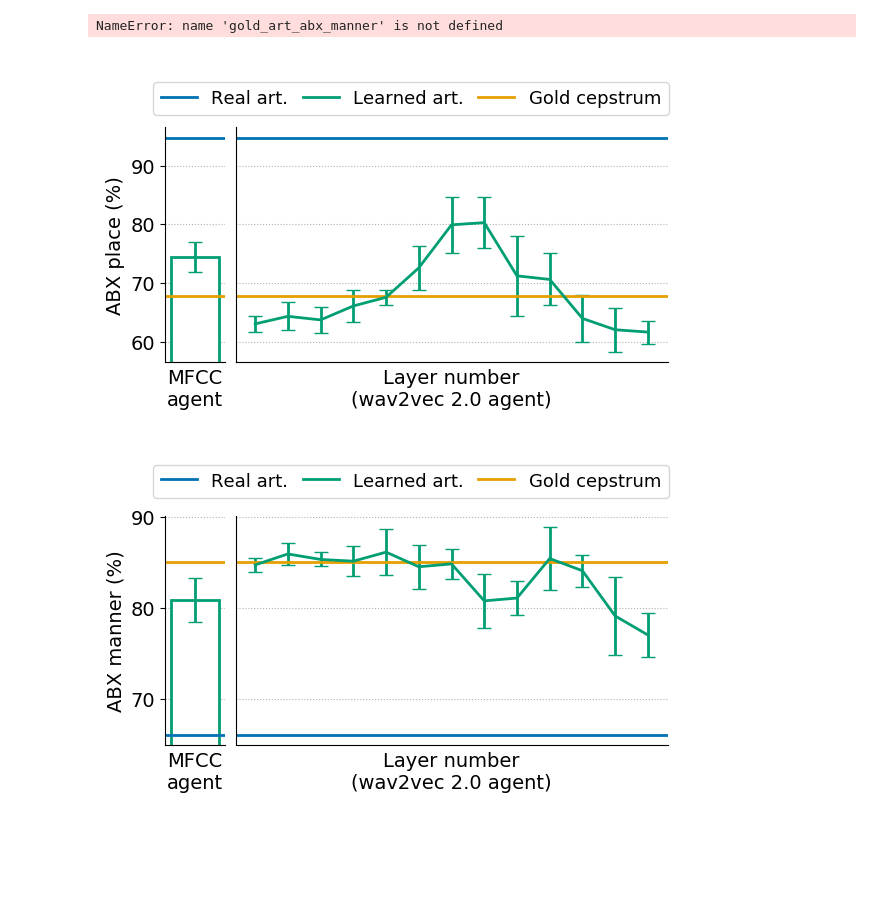
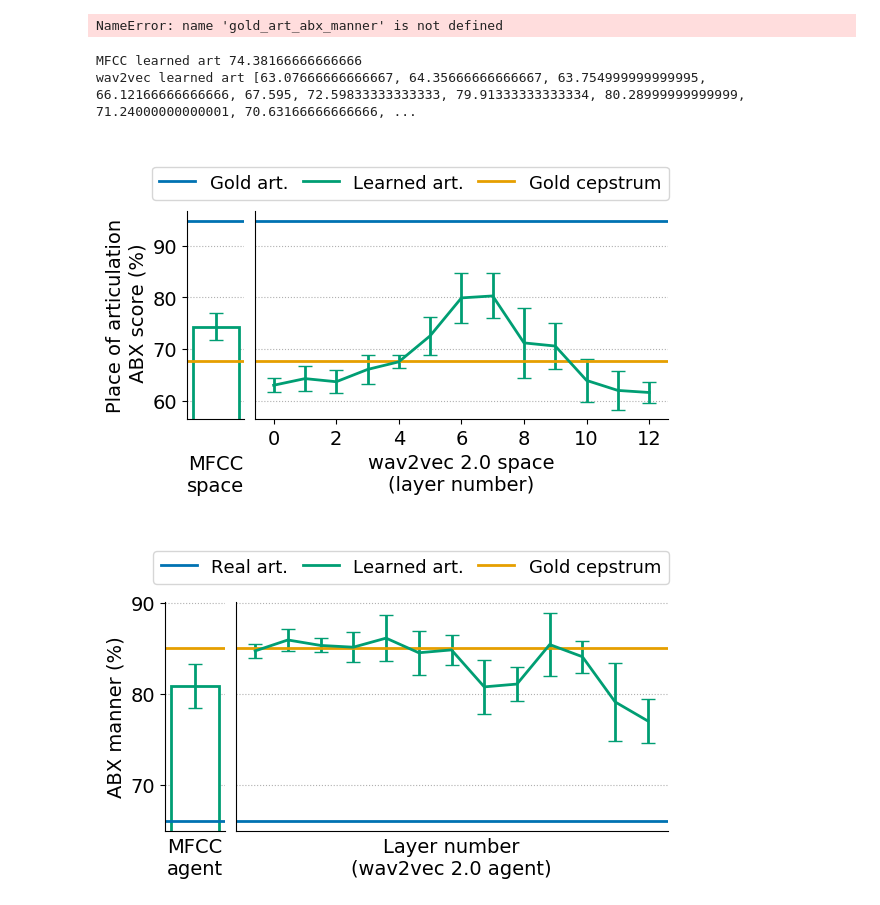
Before and after one commit to MarvinLvn/agent, a Jupyter notebook: ssl_agent/analyze_ABX.ipynb, the cells around one changed output. Saved outputs shown, nothing was run; the diff lists cells and outputs as text; code cells hidden in the pictures; blank space fills up the shorter version.

```diff
--- a/ssl_agent/analyze_ABX.ipynb
+++ b/ssl_agent/analyze_ABX.ipynb
@@ -34,7 +34,6 @@ AGENT_ABX_DISTANCES = [
 ]
 
 def compute_ABX(agent_path):
-    print(agent_path)
     save_path = agent_path / 'results' / 'test_ABX_pb2009.csv'
     save_path.parent.mkdir(exist_ok=True)
     if not save_path.is_file():
@@ -67,16 +66,16 @@ agent_folder = Path('../out/ssl_agent/cosine/pb2009')
 
 # Compute cosine agents (MFCC and wav2vec 2.0)
 for seed in range(0, 5):
-    compute_ABX(agent_folder / f'mfcc_delta_delta2_cosine_seed_{seed}')
+    compute_ABX(agent_folder / f'pb2009_mfcc_delta_delta2_cosine_seed_{seed}')
     for i in range(0, 13):
-        agent_name = f'test_layer_{i}_cosine_seed_{seed}'
+        agent_name = f'pb2009_layer_{i}_cosine_seed_{seed}'
         agent_path = agent_folder / agent_name
         compute_ABX(agent_path)
 
 # Load MFCC agent
 baseline_cosine = {'mfcc_agent': {}}
 for seed in range(0, 5):
-    agent_name = f'mfcc_delta_delta2_cosine_seed_{seed}'
+    agent_name = f'pb2009_mfcc_delta_delta2_cosine_seed_{seed}'
     agent_path = agent_folder / agent_name / 'results' / 'test_ABX_pb2009.csv'
     res = pd.read_csv(agent_path).to_dict('list')
     res = {k:v[0] for k, v in res.items()}
@@ -91,7 +90,7 @@ print(baseline_cosine)
 w2v_cosine = {f'ssl_agent_layer_{i}':{} for i in range(0,13)}
 for seed in range(0, 5):
     for i in range(0, 13):
-        agent_name = f'test_layer_{i}_cosine_seed_{seed}'
+        agent_name = f'pb2009_layer_{i}_cosine_seed_{seed}'
         agent_path = agent_folder / agent_name / 'results' / 'test_ABX_pb2009.csv'
         res = pd.read_csv(agent_path).to_dict('list')
         res = {k:v[0] for k, v in res.items()}
@@ -204,7 +202,7 @@ import matplotlib
 from matplotlib import gridspec
 import math
 import pandas as pd
-
+import numpy as np
 matplotlib.rcParams['font.family'] = 'sans-serif'
 matplotlib.rcParams['font.serif'] = 'Arial'
 matplotlib.rcParams.update({'font.size': 14, 'legend.handleheight':1, 'hatch.linewidth': 1.0,
@@ -229,6 +227,7 @@ Y = np.mean(baseline_cosine['mfcc_agent'][key])
 Yerr = np.std(baseline_cosine['mfcc_agent'][key], ddof=1)
 X = [0.5]
 ax1.bar(X, Y, yerr=Yerr, linewidth=2, color='white', ecolor=learned_art_color, edgecolor=learned_art_color)
+print('MFCC learned art', Y)
 
 # 2. (MFCC agent) Real articulatory trajectories
 key = 'place_art'
@@ -246,7 +245,7 @@ Y = [np.mean(w2v_cosine[f'ssl_agent_layer_{i}'][key]) for i in range(0,13)]
 Yerr = [np.std(w2v_cosine[f'ssl_agent_layer_{i}'][key], ddof=1) for i in range(0,13)]
 X = range(0, len(Y))
 ax2.errorbar(X, Y, yerr=Yerr, color=learned_art_color)
-ax2.set_xticks(X)
+print('wav2vec learned art', Y)
 
 # 2. (wav2vec 2.0 agent) Real articulatory trajectories
 key = 'place_art'
@@ -257,7 +256,7 @@ ax2.axhline(Y, color=real_art_color)
 key = 'place_mfcc'
 Y = np.mean(gold_abx['gold'][key])
 ax2.axhline(Y, color=cepstrum_color)
-ax2.set_xticks([])
+ax2.set_xticks(range(0,13,2))
 
 # Fashion
 ax1.set_axisbelow(True)
@@ -273,43 +272,45 @@ ax1.spines['right'].set_visible(False)
 ax2.spines['top'].set_visible(False)
 ax2.spines['right'].set_visible(False)
 
-ax1.set_ylabel('ABX place (%)')
-ax2.set_xlabel('Layer number\n(wav2vec 2.0 agent)')
-ax1.set_xlabel('MFCC\nagent')
+ax1.set_ylabel('Place of articulation\n ABX score (%)')
+ax2.set_xlabel('wav2vec 2.0 space\n(layer number)')
+ax1.set_xlabel('MFCC\nspace', labelpad=25)
 ax1.set_xlim(0, 1)
 
 legend_elements = [
-    plt.Line2D([0], [0], color=real_art_color, lw=2, label='Real art.'),
+    plt.Line2D([0], [0], color=real_art_color, lw=2, label='Gold art.'),
     plt.Line2D([0], [0], color=learned_art_color, lw=2, label='Learned art.'),
     plt.Line2D([0], [0], color=cepstrum_color, lw=2, label='Gold cepstrum')
 ]
 
 ax_legend.legend(handles=legend_elements, bbox_to_anchor=(1.02, 0.5), ncol=3, fontsize=13, columnspacing=.8)
 plt.savefig('/home/engaclew/agent/out/ssl_agent/abx_place_cosine.png', dpi=300)
 plt.show()
 
 
 # Plot ABX manner
 
 #key = 'manner_feat_seq'
 #ax.plot([layer[key] for layer in w2v_mse], label='wav2vec 2.0 rep. (768-D)')
 #key = 'manner_art_estimated'
 #ax.plot([layer[key] for layer in w2v_cosine], linestyle='--', label='SSL agent', color='tab:blue')
 #key = 'manner_art_estimated'
 #ax.axhline(baseline_cosine[key], linestyle='--', label='MFCC agent', color='tab:green')
 #key = 'manner_art_estimated'
 #ax.axhline(gold_abx[key], linestyle='-', label='Human', color='goldenrod')
 #ax.set_ylabel('ABX manner (%)')
 #ax.set_xlabel('Layer number')
 #ax.spines['top'].set_visible(False)
 #ax.spines['right'].set_visible(False)
 #ax.grid(visible=True, axis='y', linestyle=':',zorder=0)
 #ax.set_ylim(ax.get_ylim()[0], math.ceil(ax.get_ylim()[1] / 5)*5)
 #ax.legend(loc='upper center', bbox_to_anchor=(0.5, 1.2), ncol=3, fontsize=11)
 #plt.savefig('/home/engaclew/agent/out/ssl_agent/abx_manner_cosine.png', dpi=300)
 #plt.show()
 # %% [output]
+MFCC learned art 74.38166666666666
+wav2vec learned art [63.07666666666667, 64.35666666666667, 63.754999999999995, 66.12166666666666, 67.595, 72.59833333333333, 79.91333333333334, 80.28999999999999, 71.24000000000001, 70.63166666666666, ...
-[figure, old version]
+[figure, new version]
 # %%
 %matplotlib inline
 import matplotlib.pyplot as plt
```
Also changed, not shown: parts of 2 cells of this notebook, 12 other files.
